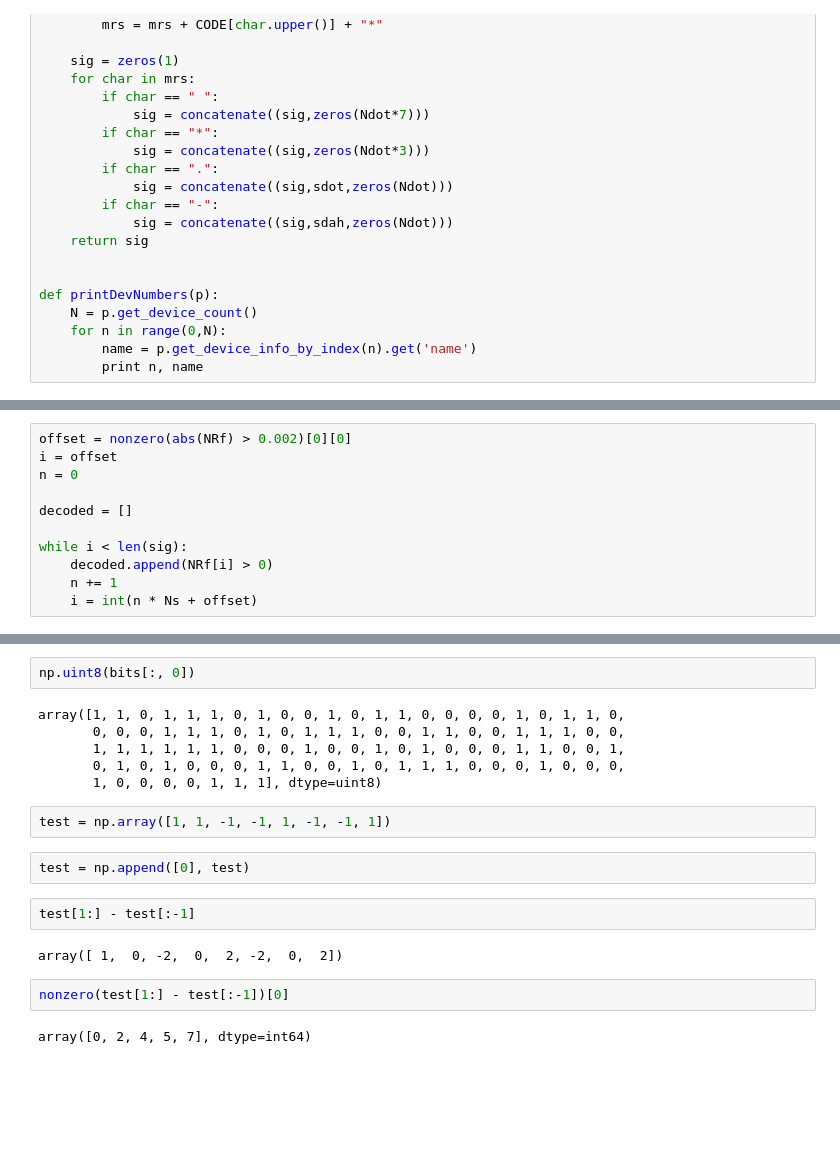
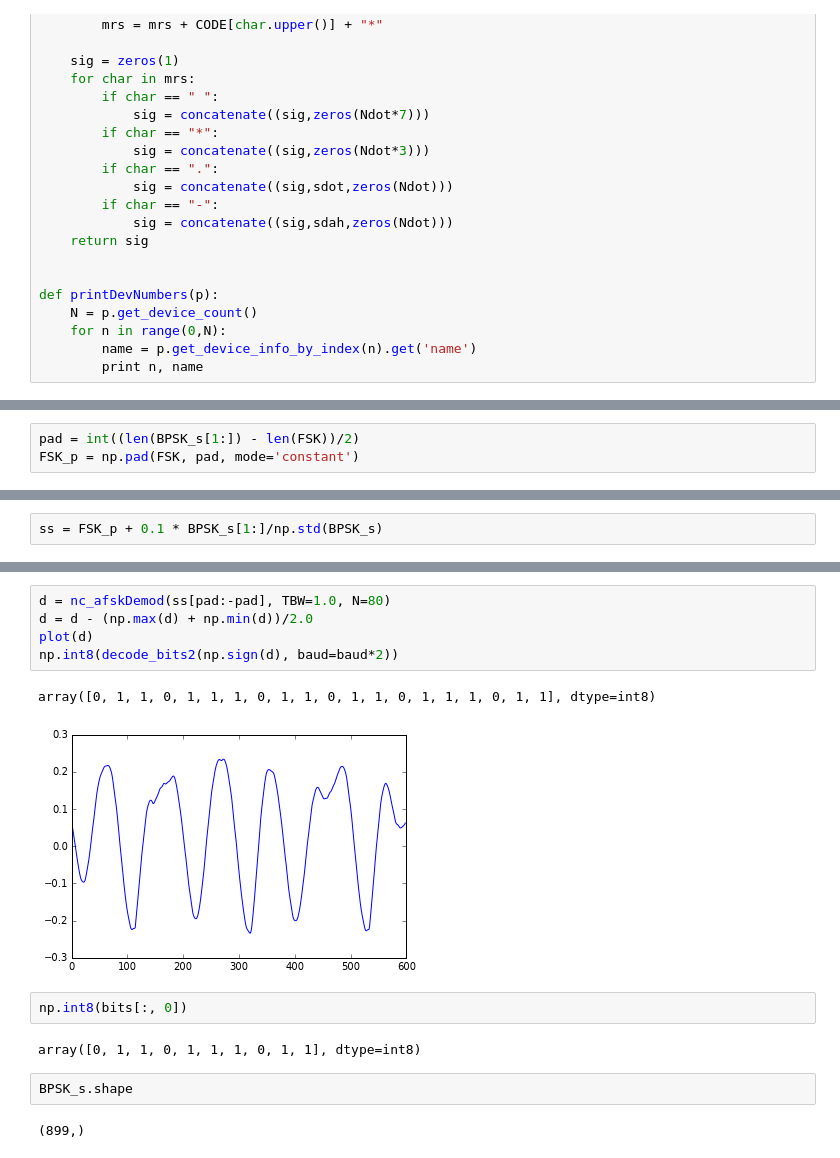
Before and after one commit to lambdaloop/radio-images, a Jupyter notebook: test.ipynb, the cells around one changed output, grey strips where cells are left out. Saved outputs shown, nothing was run; the diff lists cells and outputs as text; blank space fills up the shorter version.

```diff
--- a/test.ipynb
+++ b/test.ipynb
@@ -266,11 +265,0 @@ plot(NRf)
-# %%
-offset = nonzero(abs(NRf) > 0.002)[0][0]
-i = offset
-n = 0
-
-decoded = []
-
-while i < len(sig):
-    decoded.append(NRf[i] > 0)
-    n += 1
-    i = int(n * Ns + offset)
@@ -383,0 +402,3 @@ array([1, 1, 0, 1, 1, 1, 0, 1, 0, 0, 1, 0, 1, 1, 0, 0, 0, 0, 1, 0, 1, 1, 0,
+# %%
+pad = int((len(BPSK_s[1:]) - len(FSK))/2)
+FSK_p = np.pad(FSK, pad, mode='constant')
@@ -383,0 +409,2 @@ array([1, 1, 0, 1, 1, 1, 0, 1, 0, 0, 1, 0, 1, 1, 0, 0, 0, 0, 1, 0, 1, 1, 0,
+# %%
+ss = FSK_p + 0.1 * BPSK_s[1:]/np.std(BPSK_s)
@@ -384,20 +417,16 @@ array([1, 1, 0, 1, 1, 1, 0, 1, 0, 0, 1, 0, 1, 1, 0, 0, 0, 0, 1, 0, 1, 1, 0,
+# %%
+d = nc_afskDemod(ss[pad:-pad], TBW=1.0, N=80)
+d = d - (np.max(d) + np.min(d))/2.0
+plot(d)
+np.int8(decode_bits2(np.sign(d), baud=baud*2))
+# %% [output]
+array([0, 1, 1, 0, 1, 1, 1, 0, 1, 1, 0, 1, 1, 0, 1, 1, 1, 0, 1, 1], dtype=int8)
+[figure, added]
 # %%
-np.uint8(bits[:, 0])
+np.int8(bits[:, 0])
 # %% [output]
-array([1, 1, 0, 1, 1, 1, 0, 1, 0, 0, 1, 0, 1, 1, 0, 0, 0, 0, 1, 0, 1, 1, 0,
-       0, 0, 0, 1, 1, 1, 0, 1, 0, 1, 1, 1, 0, 0, 1, 1, 0, 0, 1, 1, 1, 0, 0,
-       1, 1, 1, 1, 1, 1, 0, 0, 0, 1, 0, 0, 1, 0, 1, 0, 0, 0, 1, 1, 0, 0, 1,
-       0, 1, 0, 1, 0, 0, 0, 1, 1, 0, 0, 1, 0, 1, 1, 1, 0, 0, 0, 1, 0, 0, 0,
-       1, 0, 0, 0, 0, 1, 1, 1], dtype=uint8)
+array([0, 1, 1, 0, 1, 1, 1, 0, 1, 1], dtype=int8)
-# %%
-test = np.array([1, 1, -1, -1, 1, -1, -1, 1])
-# %%
-test = np.append([0], test)
-# %%
-test[1:] - test[:-1]
-# %% [output]
-array([ 1,  0, -2,  0,  2, -2,  0,  2])
-# %%
-nonzero(test[1:] - test[:-1])[0]
-# %% [output]
-array([0, 2, 4, 5, 7], dtype=int64)
+# %%
+BPSK_s.shape
+# %% [output]
+(899,)
```
Also changed, not shown: parts of 20 cells of this notebook, 8 other files.
